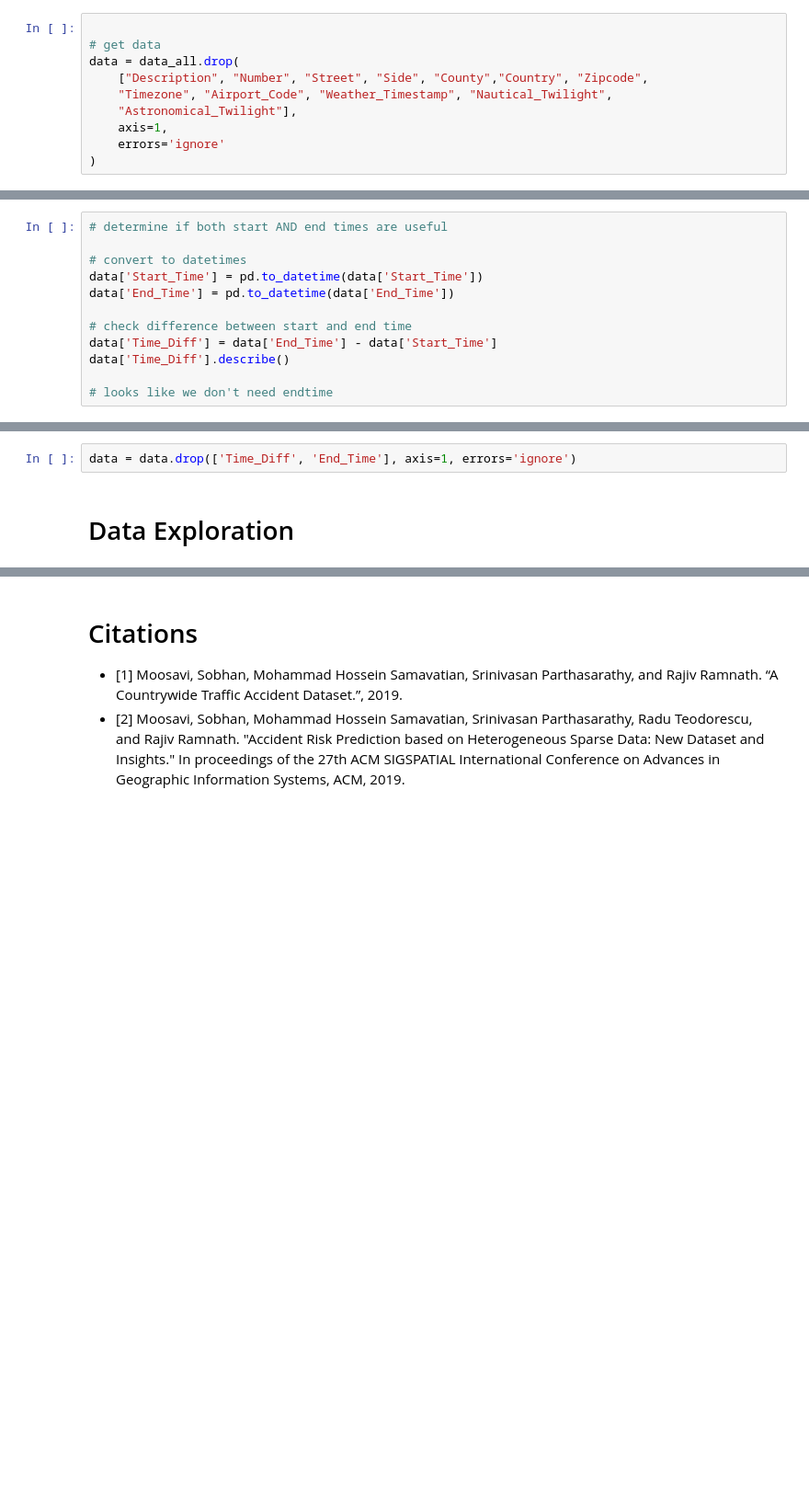
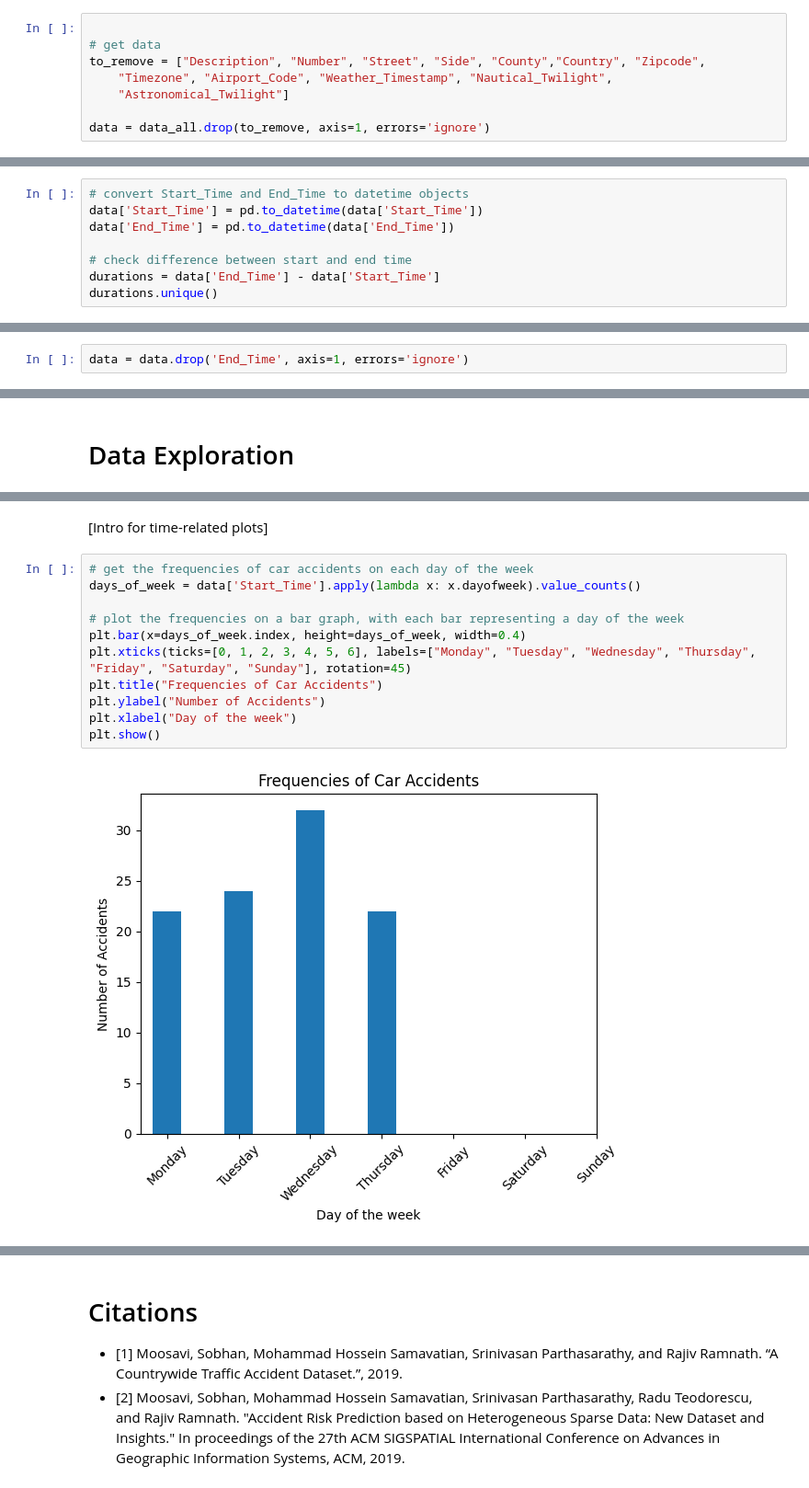
Before and after one commit to kashishpt/CMSC320FinalProject, a Jupyter notebook: main.ipynb, the cells around one changed output, grey strips where cells are left out. Shown at 92% size. Drawn from its saved outputs; the diff is of its cells as text; blank space fills up the shorter version.

Commit message:
added time-related plots

```diff
--- a/main.ipynb
+++ b/main.ipynb
@@ -52,10 +52,8 @@ We remove the rest of the columns. Here are explanations for why each was remove
 # %%
 
 # get data
-data = data_all.drop(
-    ["Description", "Number", "Street", "Side", "County","Country", "Zipcode",
+to_remove = ["Description", "Number", "Street", "Side", "County","Country", "Zipcode",
     "Timezone", "Airport_Code", "Weather_Timestamp", "Nautical_Twilight",
-    "Astronomical_Twilight"],
-    axis=1,
-    errors='ignore'
-)
+    "Astronomical_Twilight"]
+
+data = data_all.drop(to_remove, axis=1, errors='ignore')
@@ -62,12 +62,8 @@ data = data_all.drop(
 # %%
-# determine if both start AND end times are useful
-
-# convert to datetimes
+# convert Start_Time and End_Time to datetime objects
 data['Start_Time'] = pd.to_datetime(data['Start_Time'])
 data['End_Time'] = pd.to_datetime(data['End_Time'])
 
 # check difference between start and end time
-data['Time_Diff'] = data['End_Time'] - data['Start_Time']
-data['Time_Diff'].describe()
-
-# looks like we don't need endtime
+durations = data['End_Time'] - data['Start_Time']
+durations.unique()
@@ -74,10 +74,10 @@ data['Time_Diff'].describe()
+# %%
+data = data.drop('End_Time', axis=1, errors='ignore')
 # %% [markdown]
 ## Encoding
 # %%
 # one hot encoding cell
 data['Roundabout'] = data['Roundabout'].apply(int)
-# %%
-data = data.drop(['Time_Diff', 'End_Time'], axis=1, errors='ignore')
 # %% [markdown]
 # Data Exploration
 # %% [markdown]
@@ -102,0 +103,15 @@ fig.show()
+# %% [markdown]
+[Intro for time-related plots]
+# %%
+# get the frequencies of car accidents on each day of the week
+days_of_week = data['Start_Time'].apply(lambda x: x.dayofweek).value_counts()
+
+# plot the frequencies on a bar graph, with each bar representing a day of the week
+plt.bar(x=days_of_week.index, height=days_of_week, width=0.4)
+plt.xticks(ticks=[0, 1, 2, 3, 4, 5, 6], labels=["Monday", "Tuesday", "Wednesday", "Thursday", "Friday", "Saturday", "Sunday"], rotation=45)
+plt.title("Frequencies of Car Accidents")
+plt.ylabel("Number of Accidents")
+plt.xlabel("Day of the week")
+plt.show()
+# %% [output]
+[figure, added]
```
Also changed, not shown: parts of 9 cells of this notebook.
